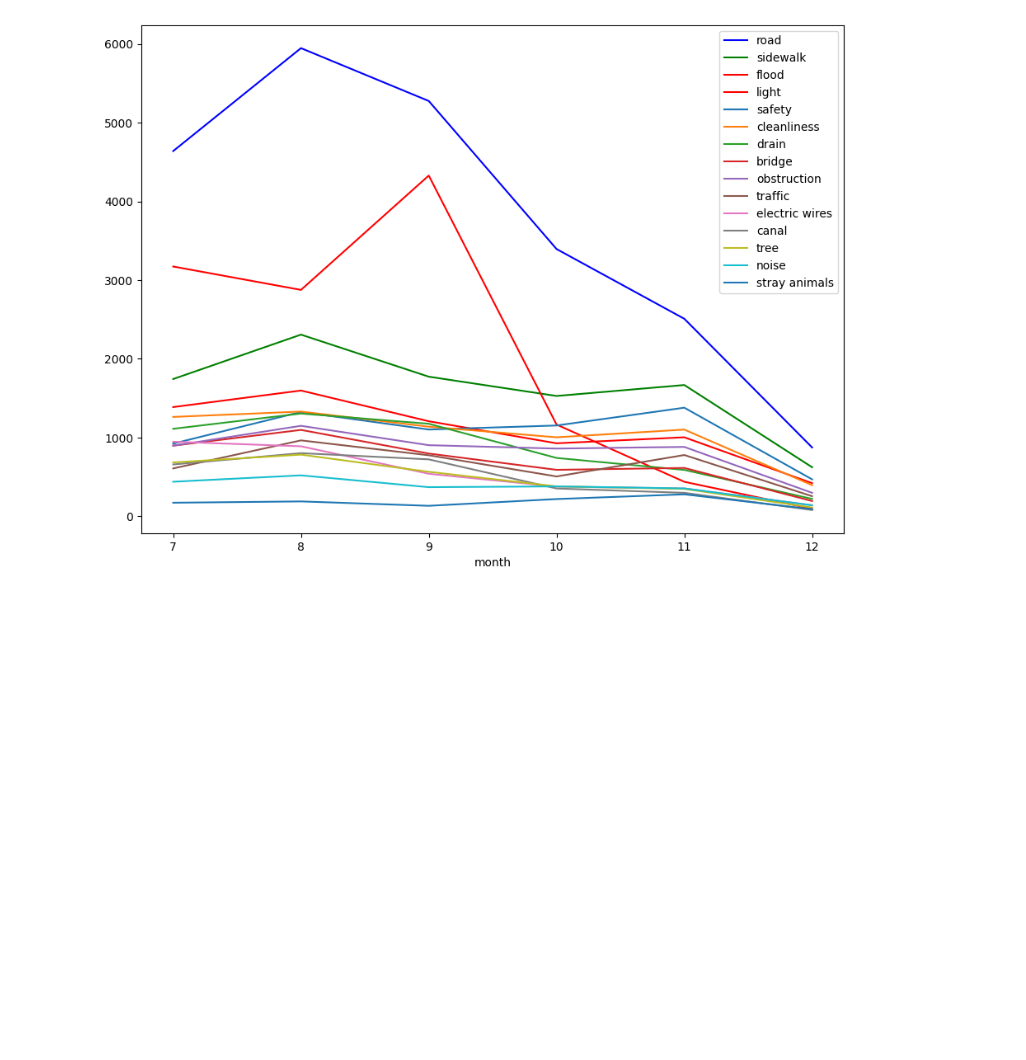
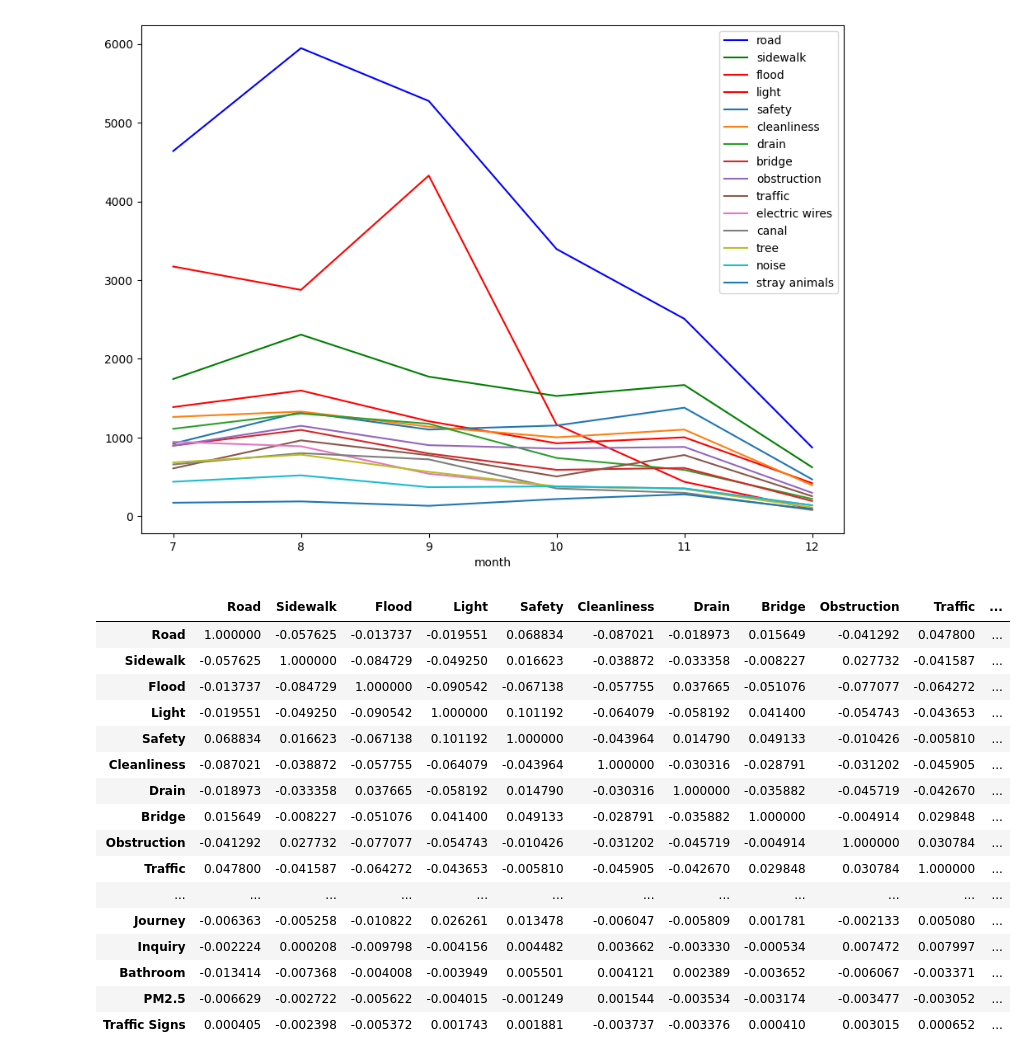
Before and after one commit to motethansen/traffy-bangkok-2022, a Jupyter notebook: Traffy_chadchart_csv.ipynb, the cells around one changed output. Cells and saved outputs as stored; diff of their text form; code cells hidden in the pictures; blank space fills up the shorter version.

```diff
--- a/Traffy_chadchart_csv.ipynb
+++ b/Traffy_chadchart_csv.ipynb
@@ -289,3 +290,28 @@ df_types.plot(kind='line',x='month',y='stray animals', ax=ax)
 plt.show()
 # %% [output]
 [figure]
+# %%
+df_traffy_corr = df_traffycol[[ 'Road', 'Sidewalk', 'Flood', 'Light', 'Safety', 'Cleanliness',
+       'Drain', 'Bridge', 'Obstruction', 'Traffic', 'Electric Wires', 'Canal',
+       'Tree', 'Noise', 'Stray animals', 'Signage', 'Complaint', 'Suggestion',
+       'Homeless', 'Journey', 'Inquiry', 'Bathroom', 'PM2.5', 'Traffic Signs']]
+
+df_traffy_corr.corr()
+# %% [output]
+|  | Road | Sidewalk | Flood | Light | Safety | Cleanliness | Drain | Bridge | Obstruction | Traffic | ... |
+| Road | 1.000000 | -0.057625 | -0.013737 | -0.019551 | 0.068834 | -0.087021 | -0.018973 | 0.015649 | -0.041292 | 0.047800 | ... |
+| Sidewalk | -0.057625 | 1.000000 | -0.084729 | -0.049250 | 0.016623 | -0.038872 | -0.033358 | -0.008227 | 0.027732 | -0.041587 | ... |
+| Flood | -0.013737 | -0.084729 | 1.000000 | -0.090542 | -0.067138 | -0.057755 | 0.037665 | -0.051076 | -0.077077 | -0.064272 | ... |
+| Light | -0.019551 | -0.049250 | -0.090542 | 1.000000 | 0.101192 | -0.064079 | -0.058192 | 0.041400 | -0.054743 | -0.043653 | ... |
+| Safety | 0.068834 | 0.016623 | -0.067138 | 0.101192 | 1.000000 | -0.043964 | 0.014790 | 0.049133 | -0.010426 | -0.005810 | ... |
+| Cleanliness | -0.087021 | -0.038872 | -0.057755 | -0.064079 | -0.043964 | 1.000000 | -0.030316 | -0.028791 | -0.031202 | -0.045905 | ... |
+| Drain | -0.018973 | -0.033358 | 0.037665 | -0.058192 | 0.014790 | -0.030316 | 1.000000 | -0.035882 | -0.045719 | -0.042670 | ... |
+| Bridge | 0.015649 | -0.008227 | -0.051076 | 0.041400 | 0.049133 | -0.028791 | -0.035882 | 1.000000 | -0.004914 | 0.029848 | ... |
+| Obstruction | -0.041292 | 0.027732 | -0.077077 | -0.054743 | -0.010426 | -0.031202 | -0.045719 | -0.004914 | 1.000000 | 0.030784 | ... |
+| Traffic | 0.047800 | -0.041587 | -0.064272 | -0.043653 | -0.005810 | -0.045905 | -0.042670 | 0.029848 | 0.030784 | 1.000000 | ... |
+| ... | ... | ... | ... | ... | ... | ... | ... | ... | ... | ... | ... |
+| Journey | -0.006363 | -0.005258 | -0.010822 | 0.026261 | 0.013478 | -0.006047 | -0.005809 | 0.001781 | -0.002133 | 0.005080 | ... |
+| Inquiry | -0.002224 | 0.000208 | -0.009798 | -0.004156 | 0.004482 | 0.003662 | -0.003330 | -0.000534 | 0.007472 | 0.007997 | ... |
+| Bathroom | -0.013414 | -0.007368 | -0.004008 | -0.003949 | 0.005501 | 0.004121 | 0.002389 | -0.003652 | -0.006067 | -0.003371 | ... |
+| PM2.5 | -0.006629 | -0.002722 | -0.005622 | -0.004015 | -0.001249 | 0.001544 | -0.003534 | -0.003174 | -0.003477 | -0.003052 | ... |
+| Traffic Signs | 0.000405 | -0.002398 | -0.005372 | 0.001743 | 0.001881 | -0.003737 | -0.003376 | 0.000410 | 0.003015 | 0.000652 | ... |
```
Also changed, not shown: parts of 6 cells of this notebook, 2 other files.
